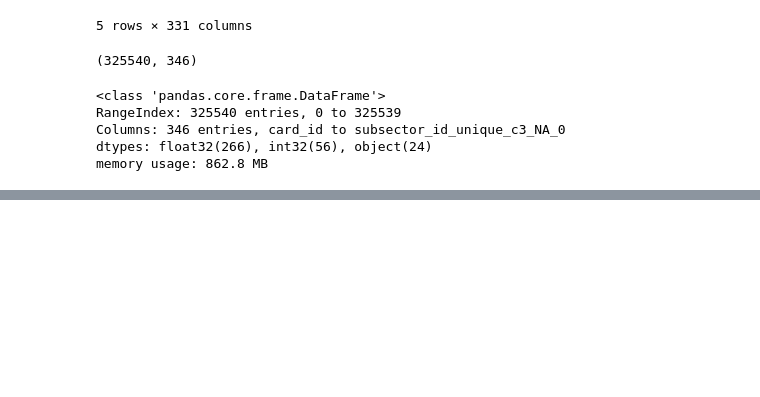
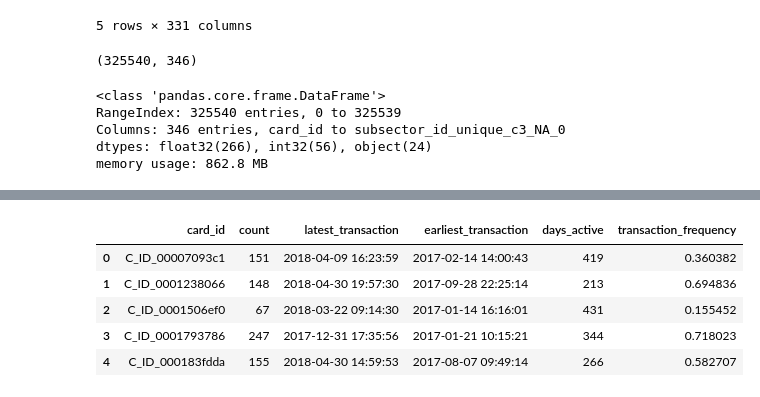
Before and after one commit to quinnbooth/ML-Consumer-Loyalty-Score, a Jupyter notebook: feature_engineering.ipynb, the cells around one changed output, grey strips where cells are left out. Saved outputs shown, nothing was run; the diff lists cells and outputs as text; code cells hidden in the pictures; blank space fills up the shorter version.

```diff
--- a/feature_engineering.ipynb
+++ b/feature_engineering.ipynb
@@ -523,0 +539,35 @@ id_features.to_csv('./Data/id_features.csv', index=False)
+# %%
+# More aggregation functions
+
+def daysactive(series):
+    series = pd.to_datetime(series)
+    return (series.max() - series.min()).days
+
+def frequency(series):
+    series = pd.to_datetime(series)
+    daysactive = (series.max() - series.min()).days
+    if (daysactive == 0):
+        return 0
+    return len(series)/daysactive
+# %%
+# Aggregating by card_id
+
+time_features = time_df.groupby('card_id')['purchase_date'].agg([
+    'count',
+    'max',
+    'min',
+    daysactive,
+    frequency
+])
+
+time_features.columns = ['count', 'latest_transaction', 'earliest_transaction', 'days_active', 'transaction_frequency']
+time_features.reset_index(inplace=True)
+
+time_features.head()
+# %% [output]
+|  | card_id | count | latest_transaction | earliest_transaction | days_active | transaction_frequency |
+| 0 | C_ID_00007093c1 | 151 | 2018-04-09 16:23:59 | 2017-02-14 14:00:43 | 419 | 0.360382 |
+| 1 | C_ID_0001238066 | 148 | 2018-04-30 19:57:30 | 2017-09-28 22:25:14 | 213 | 0.694836 |
+| 2 | C_ID_0001506ef0 | 67 | 2018-03-22 09:14:30 | 2017-01-14 16:16:01 | 431 | 0.155452 |
+| 3 | C_ID_0001793786 | 247 | 2017-12-31 17:35:56 | 2017-01-21 10:15:21 | 344 | 0.718023 |
+| 4 | C_ID_000183fdda | 155 | 2018-04-30 14:59:53 | 2017-08-07 09:49:14 | 266 | 0.582707 |
```
Also changed, not shown: parts of 20 cells of this notebook, 1 other file.
